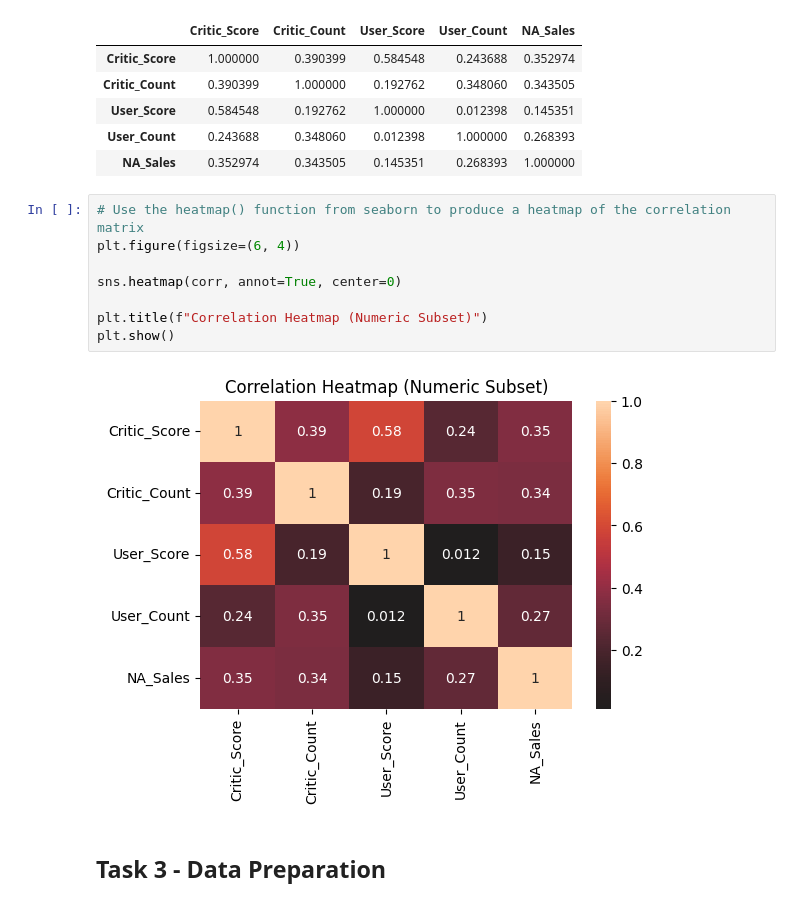
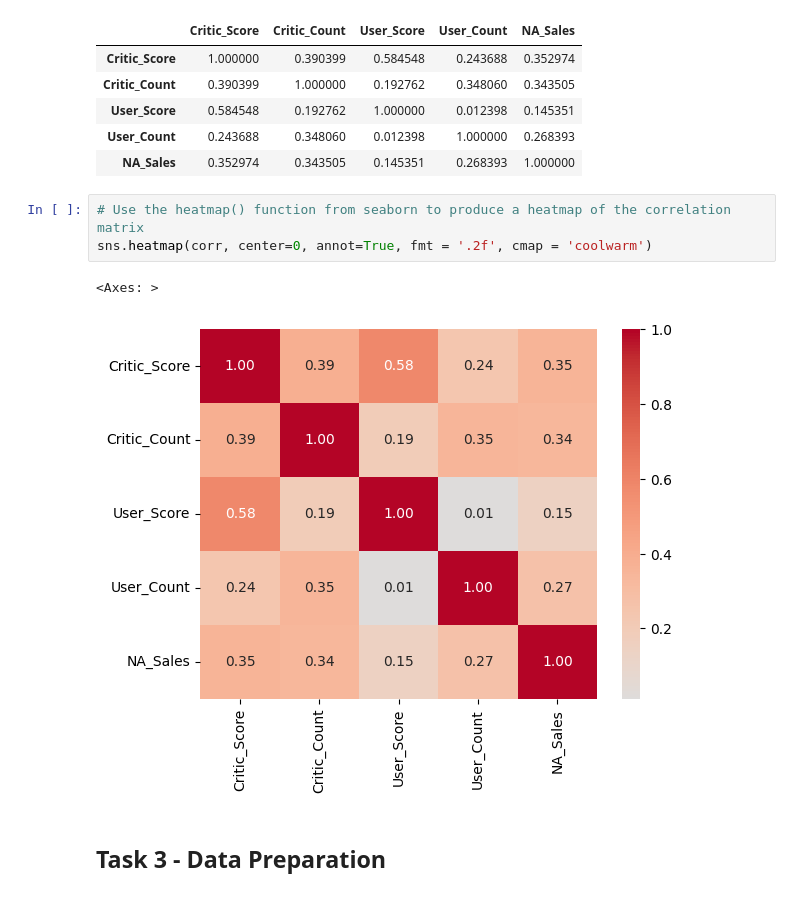
Before and after one commit to owen-simon/IS-6482-data-mining, a Jupyter notebook: Week 7/A4_Simon_Owen.ipynb, the cells around one changed output. Cells and saved outputs as stored; diff of their text form.

Commit message:
heatmap

```diff
--- a/Week 7/A4_Simon_Owen.ipynb
+++ b/Week 7/A4_Simon_Owen.ipynb
@@ -151,14 +151,10 @@ corr
 | NA_Sales | 0.352974 | 0.343505 | 0.145351 | 0.268393 | 1.000000 |
 # %%
 # Use the heatmap() function from seaborn to produce a heatmap of the correlation matrix
-plt.figure(figsize=(6, 4))
-
-sns.heatmap(corr, annot=True, center=0)
-
-plt.title(f"Correlation Heatmap (Numeric Subset)")
-plt.show()
+sns.heatmap(corr, center=0, annot=True, fmt = '.2f', cmap = 'coolwarm')
 # %% [output]
+<Axes: >
-[figure, old version]
+[figure, new version]
 # %% [markdown]
 ## Task 3 - Data Preparation
 # %% [markdown]
```
Also changed, not shown: parts of 4 cells of this notebook.
